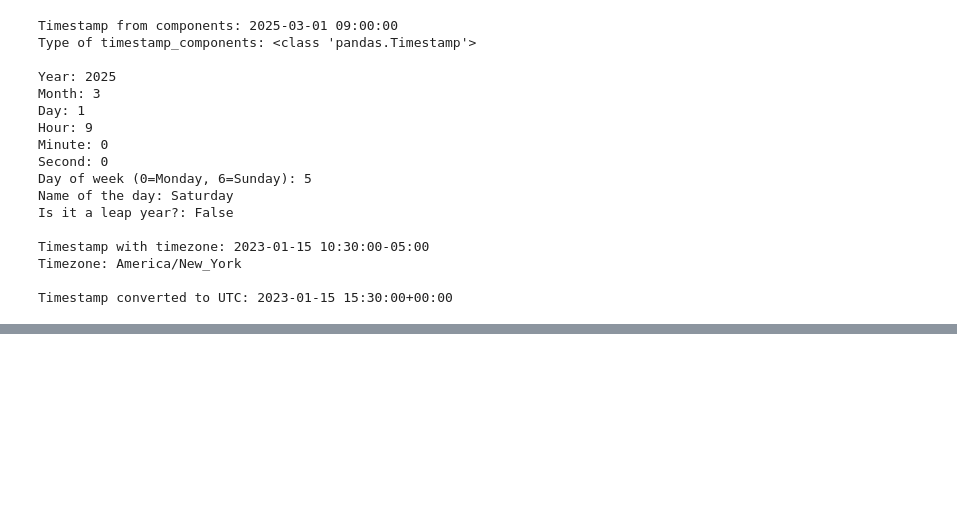
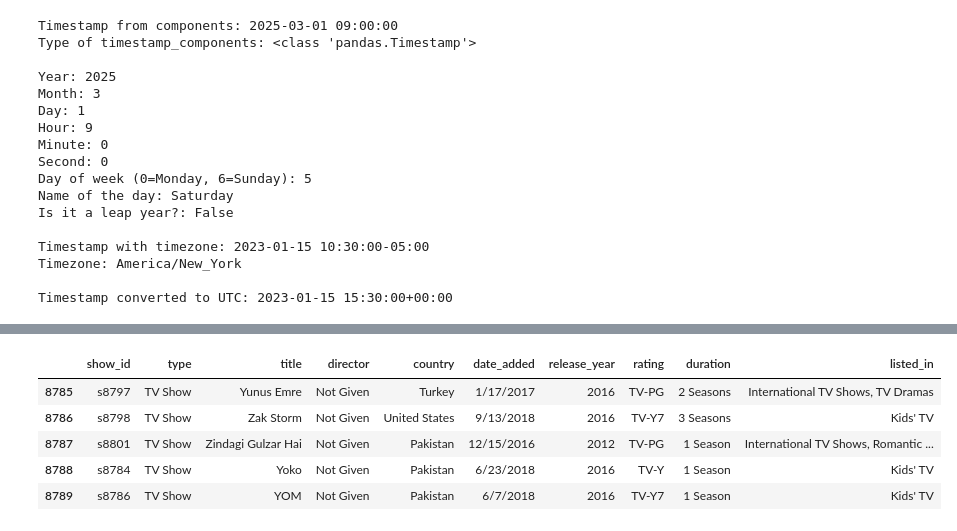
Before and after one commit to TitaList/PANDAS_BASICS, a Jupyter notebook: lecture_notes.ipynb, the cells around one changed output, grey strips where cells are left out. Cells and saved outputs as stored; diff of their text form; code cells hidden in the pictures; blank space fills up the shorter version.

```diff
--- a/lecture_notes.ipynb
+++ b/lecture_notes.ipynb
@@ -936,0 +984,9 @@ Timestamp converted to UTC: 2023-01-15 15:30:00+00:00
+# %%
+df.tail()
+# %% [output]
+|  | show_id | type | title | director | country | date_added | release_year | rating | duration | listed_in |
+| 8785 | s8797 | TV Show | Yunus Emre | Not Given | Turkey | 1/17/2017 | 2016 | TV-PG | 2 Seasons | International TV Shows, TV Dramas |
+| 8786 | s8798 | TV Show | Zak Storm | Not Given | United States | 9/13/2018 | 2016 | TV-Y7 | 3 Seasons | Kids' TV |
+| 8787 | s8801 | TV Show | Zindagi Gulzar Hai | Not Given | Pakistan | 12/15/2016 | 2012 | TV-PG | 1 Season | International TV Shows, Romantic ... |
+| 8788 | s8784 | TV Show | Yoko | Not Given | Pakistan | 6/23/2018 | 2016 | TV-Y | 1 Season | Kids' TV |
+| 8789 | s8786 | TV Show | YOM | Not Given | Pakistan | 6/7/2018 | 2016 | TV-Y7 | 1 Season | Kids' TV |
```
Also changed, not shown: parts of 4 cells of this notebook, 2 other files.
